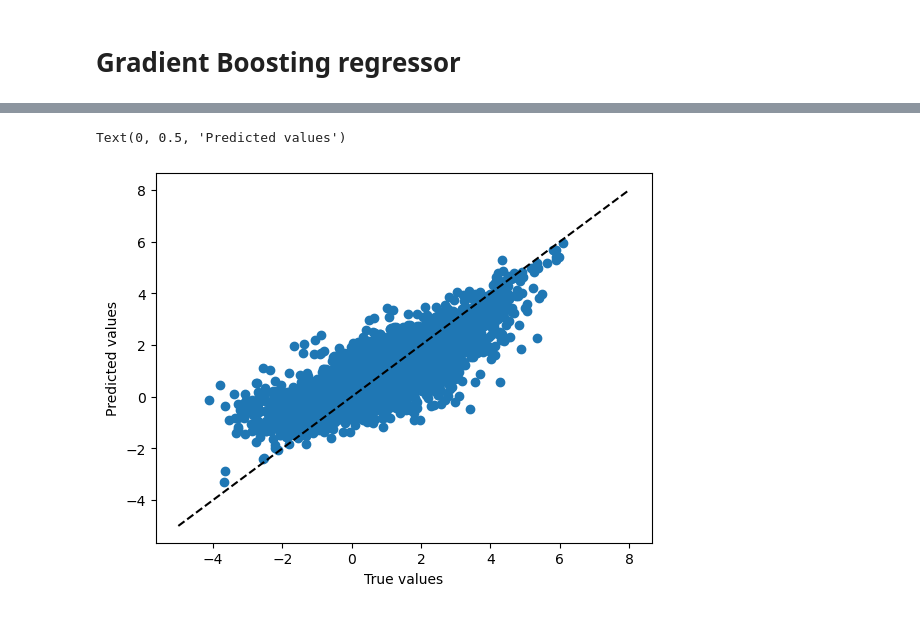
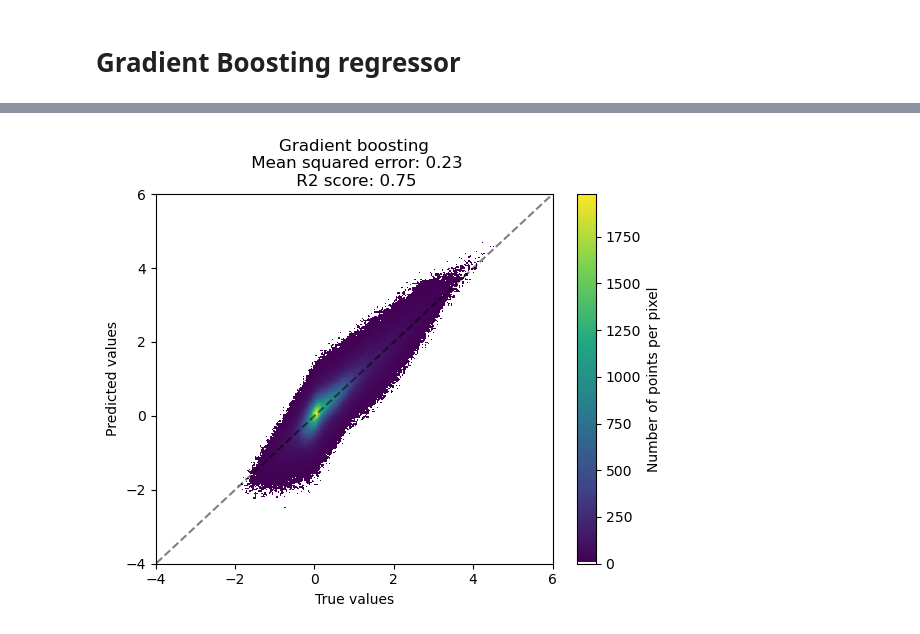
Before and after one commit to christopherogerepfl/UHI_prediction, a Jupyter notebook: exploratory.ipynb, the cells around one changed output, grey strips where cells are left out. Saved outputs shown, nothing was run; the diff lists cells and outputs as text; code cells hidden in the pictures.

```diff
--- a/exploratory.ipynb
+++ b/exploratory.ipynb
@@ -251,0 +215,32 @@ plt.show()
+# %%
+import mpl_scatter_density # adds projection='scatter_density'
+from matplotlib.colors import LinearSegmentedColormap, LogNorm
+
+# "Viridis-like" colormap with white background
+white_viridis = LinearSegmentedColormap.from_list('white_viridis', [
+    (0, '#ffffff'),
+    (1e-20, '#440053'),
+    (0.2, '#404388'),
+    (0.4, '#2a788e'),
+    (0.6, '#21a784'),
+    (0.8, '#78d151'),
+    (1, '#fde624'),
+], N=256)
+
+def using_mpl_scatter_density(fig, x, y):
+    ax = fig.add_subplot(1, 1, 1, projection='scatter_density')
+    density = ax.scatter_density(x, y, cmap=white_viridis)
+    fig.colorbar(density, label='Number of points per pixel')
+
+mse = round(mean_squared_error(y_test, y_pred),3)
+r2 = round(r2_score(y_test, y_pred),3)
+fig = plt.figure()
+using_mpl_scatter_density(fig, y_pred, y_test)
+plt.plot([-5, 8], [-5, 8], 'k--', alpha=0.5)
+plt.xlabel('True values')
+plt.ylabel('Predicted values')
+plt.xlim(-4, 6)
+plt.ylim(-4, 6)
+plt.title('Extra Trees Regressor\n Mean squared error: '+str(mse)+'\n R2 score: '+str(r2))
+
+plt.show()
@@ -255,7 +285,7 @@ plt.show()
 #Train a gradient boosting regressor
 from sklearn.ensemble import HistGradientBoostingRegressor
 
-gb = HistGradientBoostingRegressor(max_iter=1000, verbose=2)
+gb = HistGradientBoostingRegressor(max_iter=1000, max_depth=10, learning_rate=0.1, verbose=0, max_bins=255, early_stopping=True, validation_fraction=0.1)
 gb.fit(X_train, y_train)
 
 y_pred = gb.predict(X_test)
@@ -290,8 +312,13 @@ R2:  0.7244233643633126
 # %%
-plt.scatter(y_test, y_pred)
-plt.plot([-5, 8], [-5, 8], 'k--')
+fig = plt.figure()
+using_mpl_scatter_density(fig, y_pred, y_test)
+plt.plot([-5, 8], [-5, 8], 'k--', alpha=0.5)
 plt.xlabel('True values')
 plt.ylabel('Predicted values')
+plt.xlim(-4, 6)
+plt.ylim(-4, 6)
+plt.title('Gradient boosting\n Mean squared error: 0.23\n R2 score: 0.75')
+
+plt.show()
 # %% [output]
-Text(0, 0.5, 'Predicted values')
-[figure, old version]
+[figure, new version]
```
Also changed, not shown: parts of 21 cells of this notebook, 1 other file.
